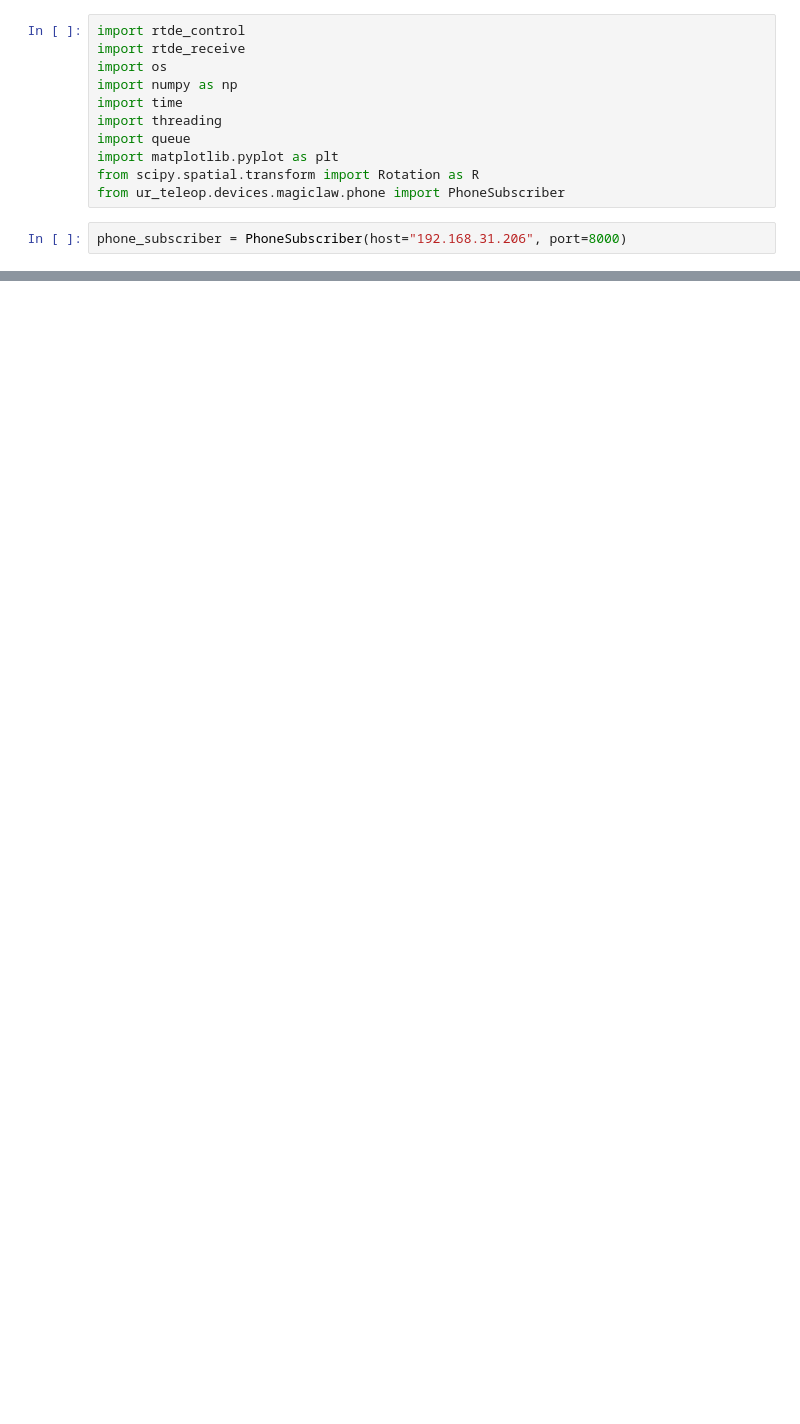
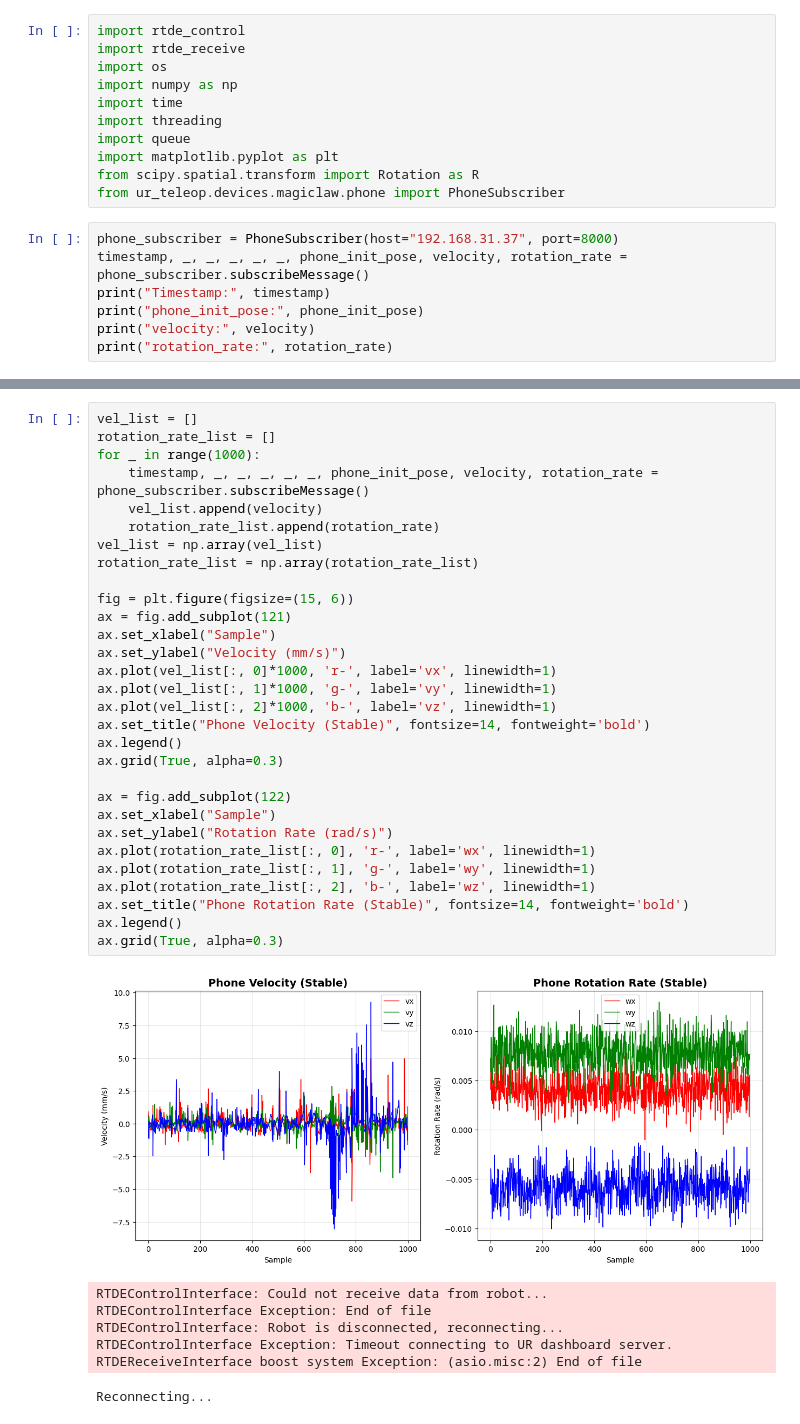
Before and after one commit to han-xudong/ur_robot_viewer, a Jupyter notebook: test_phone.ipynb, the cells around one changed output, grey strips where cells are left out. Cells and saved outputs as stored; diff of their text form; blank space fills up the shorter version.

```diff
--- a/test_phone.ipynb
+++ b/test_phone.ipynb
@@ -10,4 +10,9 @@ import matplotlib.pyplot as plt
 from scipy.spatial.transform import Rotation as R
 from ur_teleop.devices.magiclaw.phone import PhoneSubscriber
 # %%
-phone_subscriber = PhoneSubscriber(host="192.168.31.206", port=8000)
+phone_subscriber = PhoneSubscriber(host="192.168.31.37", port=8000)
+timestamp, _, _, _, _, _, phone_init_pose, velocity, rotation_rate = phone_subscriber.subscribeMessage()
+print("Timestamp:", timestamp)
+print("phone_init_pose:", phone_init_pose)
+print("velocity:", velocity)
+print("rotation_rate:", rotation_rate)
@@ -307 +457,39 @@ Robot control thread ended
    📄 motion_params.txt - motion parameters
+# %%
+vel_list = []
+rotation_rate_list = []
+for _ in range(1000):
+    timestamp, _, _, _, _, _, phone_init_pose, velocity, rotation_rate = phone_subscriber.subscribeMessage()
+    vel_list.append(velocity)
+    rotation_rate_list.append(rotation_rate)
+vel_list = np.array(vel_list)
+rotation_rate_list = np.array(rotation_rate_list)
+
+fig = plt.figure(figsize=(15, 6))
+ax = fig.add_subplot(121)
+ax.set_xlabel("Sample")
+ax.set_ylabel("Velocity (mm/s)")
+ax.plot(vel_list[:, 0]*1000, 'r-', label='vx', linewidth=1)
+ax.plot(vel_list[:, 1]*1000, 'g-', label='vy', linewidth=1)
+ax.plot(vel_list[:, 2]*1000, 'b-', label='vz', linewidth=1)
+ax.set_title("Phone Velocity (Stable)", fontsize=14, fontweight='bold')
+ax.legend()
+ax.grid(True, alpha=0.3)
+
+ax = fig.add_subplot(122)
+ax.set_xlabel("Sample")
+ax.set_ylabel("Rotation Rate (rad/s)")
+ax.plot(rotation_rate_list[:, 0], 'r-', label='wx', linewidth=1)
+ax.plot(rotation_rate_list[:, 1], 'g-', label='wy', linewidth=1)
+ax.plot(rotation_rate_list[:, 2], 'b-', label='wz', linewidth=1)
+ax.set_title("Phone Rotation Rate (Stable)", fontsize=14, fontweight='bold')
+ax.legend()
+ax.grid(True, alpha=0.3)
+# %% [output]
+[figure, added]
+RTDEControlInterface: Could not receive data from robot...
+RTDEControlInterface Exception: End of file
+RTDEControlInterface: Robot is disconnected, reconnecting...
+RTDEControlInterface Exception: Timeout connecting to UR dashboard server.
+RTDEReceiveInterface boost system Exception: (asio.misc:2) End of file
+Reconnecting...
```
Also changed, not shown: parts of 10 cells of this notebook, 4 other files.
